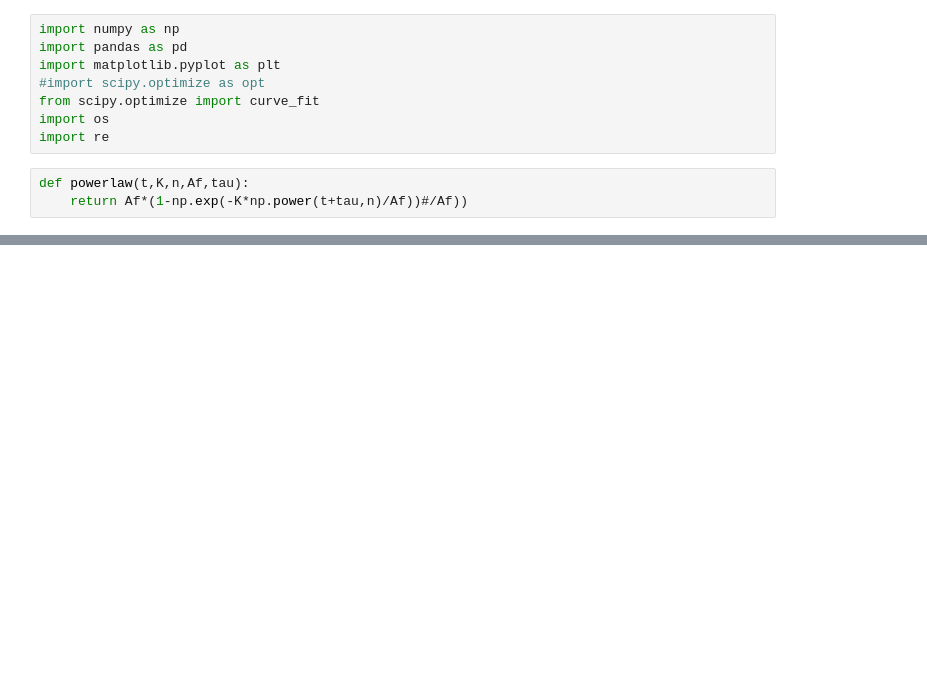
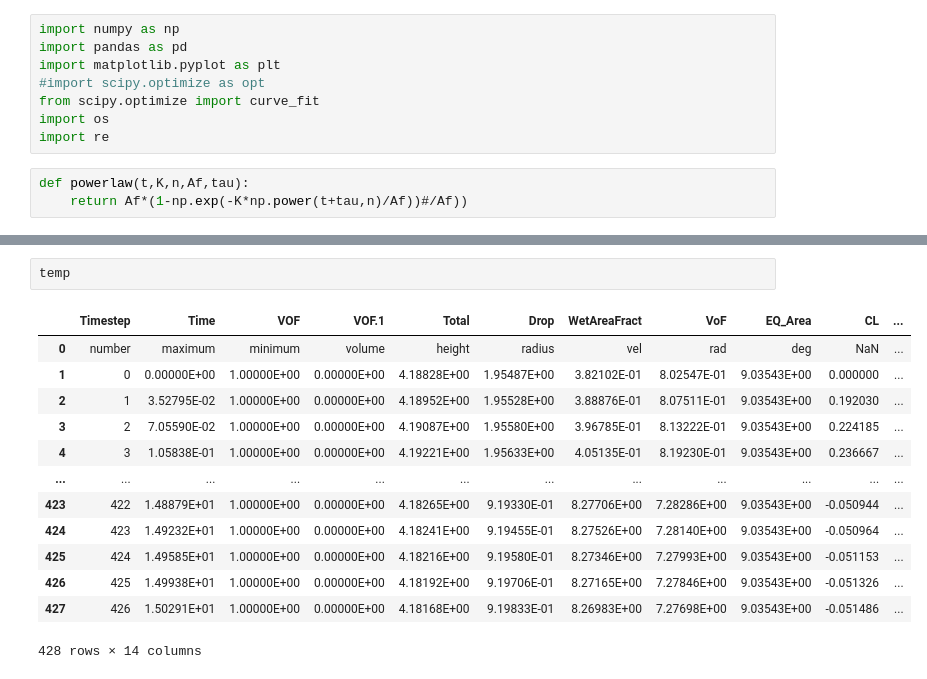
Before and after one commit to pmt58/Droplet_NGA2, a Jupyter notebook: data_analysis_current.ipynb, the cells around one changed output, grey strips where cells are left out. Drawn from its saved outputs; the diff is of its cells as text; blank space fills up the shorter version.

```diff
--- a/data_analysis_current.ipynb
+++ b/data_analysis_current.ipynb
@@ -75,0 +76,16 @@ data
+# %%
+temp
+# %% [output]
+|  | Timestep | Time | VOF | VOF.1 | Total | Drop | WetAreaFract | VoF | EQ_Area | CL | ... |
+| 0 | number | maximum | minimum | volume | height | radius | vel | rad | deg | NaN | ... |
+| 1 | 0 | 0.00000E+00 | 1.00000E+00 | 0.00000E+00 | 4.18828E+00 | 1.95487E+00 | 3.82102E-01 | 8.02547E-01 | 9.03543E+00 | 0.000000 | ... |
+| 2 | 1 | 3.52795E-02 | 1.00000E+00 | 0.00000E+00 | 4.18952E+00 | 1.95528E+00 | 3.88876E-01 | 8.07511E-01 | 9.03543E+00 | 0.192030 | ... |
+| 3 | 2 | 7.05590E-02 | 1.00000E+00 | 0.00000E+00 | 4.19087E+00 | 1.95580E+00 | 3.96785E-01 | 8.13222E-01 | 9.03543E+00 | 0.224185 | ... |
+| 4 | 3 | 1.05838E-01 | 1.00000E+00 | 0.00000E+00 | 4.19221E+00 | 1.95633E+00 | 4.05135E-01 | 8.19230E-01 | 9.03543E+00 | 0.236667 | ... |
+| ... | ... | ... | ... | ... | ... | ... | ... | ... | ... | ... | ... |
+| 423 | 422 | 1.48879E+01 | 1.00000E+00 | 0.00000E+00 | 4.18265E+00 | 9.19330E-01 | 8.27706E+00 | 7.28286E+00 | 9.03543E+00 | -0.050944 | ... |
+| 424 | 423 | 1.49232E+01 | 1.00000E+00 | 0.00000E+00 | 4.18241E+00 | 9.19455E-01 | 8.27526E+00 | 7.28140E+00 | 9.03543E+00 | -0.050964 | ... |
+| 425 | 424 | 1.49585E+01 | 1.00000E+00 | 0.00000E+00 | 4.18216E+00 | 9.19580E-01 | 8.27346E+00 | 7.27993E+00 | 9.03543E+00 | -0.051153 | ... |
+| 426 | 425 | 1.49938E+01 | 1.00000E+00 | 0.00000E+00 | 4.18192E+00 | 9.19706E-01 | 8.27165E+00 | 7.27846E+00 | 9.03543E+00 | -0.051326 | ... |
+| 427 | 426 | 1.50291E+01 | 1.00000E+00 | 0.00000E+00 | 4.18168E+00 | 9.19833E-01 | 8.26983E+00 | 7.27698E+00 | 9.03543E+00 | -0.051486 | ... |
+428 rows × 14 columns
```
Also changed, not shown: parts of 3 cells of this notebook, 2 other files.
